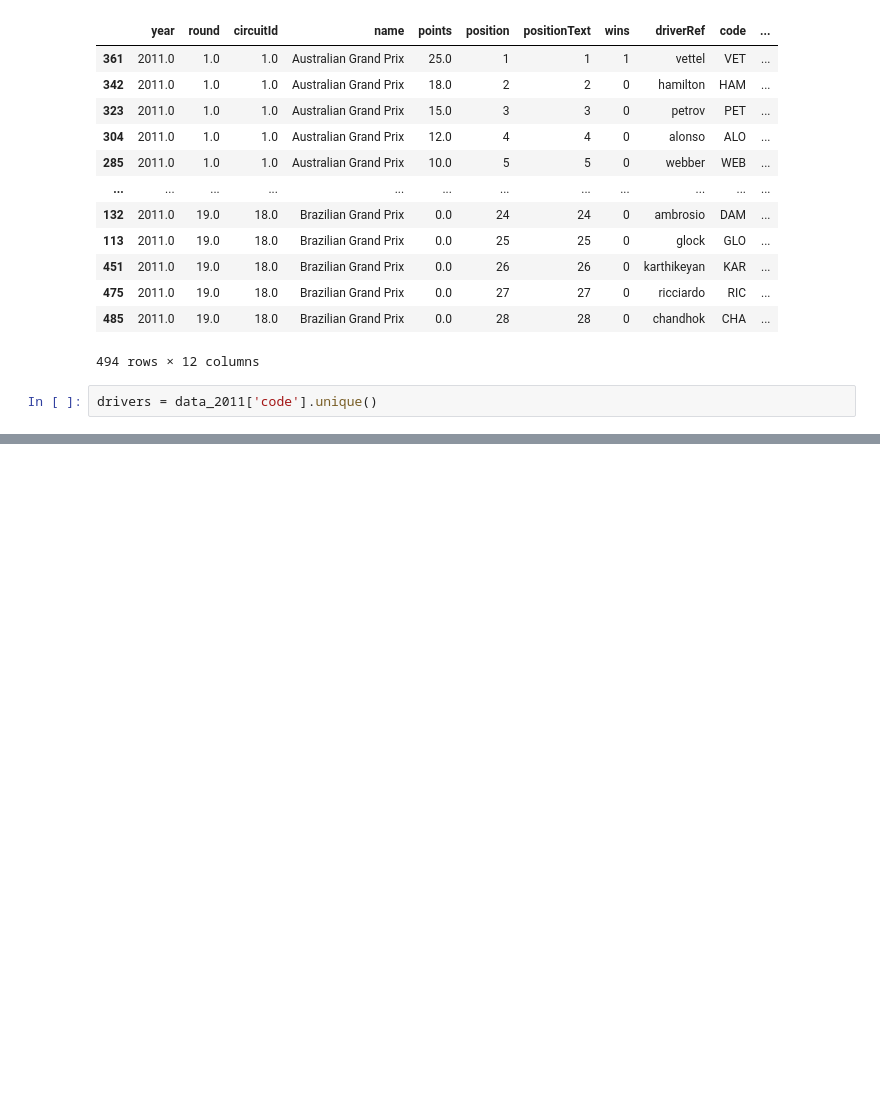
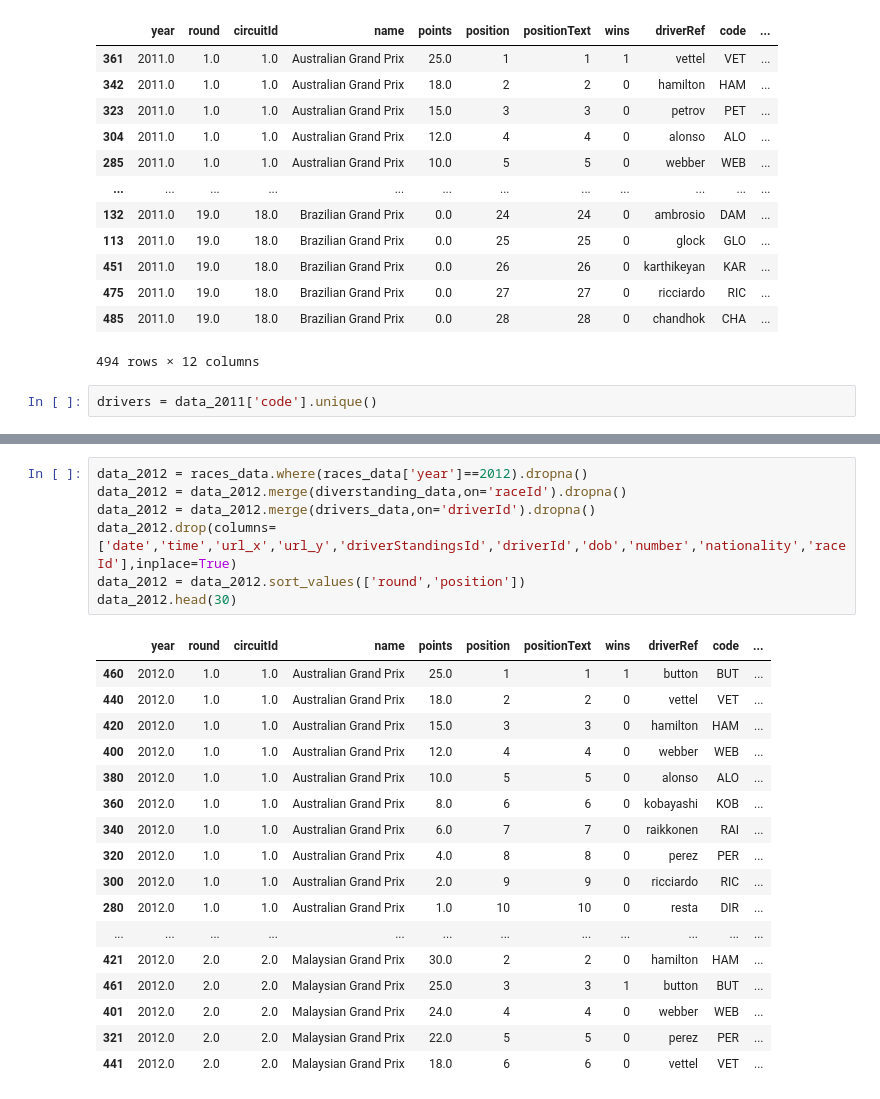
Before and after one commit to bhosale-prathamesh/Formula-1-Analysis, a Jupyter notebook: 2011 to 2020 Season Analysis.ipynb, the cells around one changed output, grey strips where cells are left out. Drawn from its saved outputs; the diff is of its cells as text; blank space fills up the shorter version.

Commit message:
Added 2012 Analysis
Fixed y axis on the positions plot

```diff
--- a/2011 to 2020 Season Analysis.ipynb
+++ b/2011 to 2020 Season Analysis.ipynb
@@ -46,0 +48,25 @@ fig2.show()
+# %%
+data_2012 = races_data.where(races_data['year']==2012).dropna()
+data_2012 = data_2012.merge(diverstanding_data,on='raceId').dropna()
+data_2012 = data_2012.merge(drivers_data,on='driverId').dropna()
+data_2012.drop(columns=['date','time','url_x','url_y','driverStandingsId','driverId','dob','number','nationality','raceId'],inplace=True)
+data_2012 = data_2012.sort_values(['round','position'])
+data_2012.head(30)
+# %% [output]
+|  | year | round | circuitId | name | points | position | positionText | wins | driverRef | code | ... |
+| 460 | 2012.0 | 1.0 | 1.0 | Australian Grand Prix | 25.0 | 1 | 1 | 1 | button | BUT | ... |
+| 440 | 2012.0 | 1.0 | 1.0 | Australian Grand Prix | 18.0 | 2 | 2 | 0 | vettel | VET | ... |
+| 420 | 2012.0 | 1.0 | 1.0 | Australian Grand Prix | 15.0 | 3 | 3 | 0 | hamilton | HAM | ... |
+| 400 | 2012.0 | 1.0 | 1.0 | Australian Grand Prix | 12.0 | 4 | 4 | 0 | webber | WEB | ... |
+| 380 | 2012.0 | 1.0 | 1.0 | Australian Grand Prix | 10.0 | 5 | 5 | 0 | alonso | ALO | ... |
+| 360 | 2012.0 | 1.0 | 1.0 | Australian Grand Prix | 8.0 | 6 | 6 | 0 | kobayashi | KOB | ... |
+| 340 | 2012.0 | 1.0 | 1.0 | Australian Grand Prix | 6.0 | 7 | 7 | 0 | raikkonen | RAI | ... |
+| 320 | 2012.0 | 1.0 | 1.0 | Australian Grand Prix | 4.0 | 8 | 8 | 0 | perez | PER | ... |
+| 300 | 2012.0 | 1.0 | 1.0 | Australian Grand Prix | 2.0 | 9 | 9 | 0 | ricciardo | RIC | ... |
+| 280 | 2012.0 | 1.0 | 1.0 | Australian Grand Prix | 1.0 | 10 | 10 | 0 | resta | DIR | ... |
+| ... | ... | ... | ... | ... | ... | ... | ... | ... | ... | ... | ... |
+| 421 | 2012.0 | 2.0 | 2.0 | Malaysian Grand Prix | 30.0 | 2 | 2 | 0 | hamilton | HAM | ... |
+| 461 | 2012.0 | 2.0 | 2.0 | Malaysian Grand Prix | 25.0 | 3 | 3 | 1 | button | BUT | ... |
+| 401 | 2012.0 | 2.0 | 2.0 | Malaysian Grand Prix | 24.0 | 4 | 4 | 0 | webber | WEB | ... |
+| 321 | 2012.0 | 2.0 | 2.0 | Malaysian Grand Prix | 22.0 | 5 | 5 | 0 | perez | PER | ... |
+| 441 | 2012.0 | 2.0 | 2.0 | Malaysian Grand Prix | 18.0 | 6 | 6 | 0 | vettel | VET | ... |
```
Also changed, not shown: parts of 5 cells of this notebook, 1 other file.
